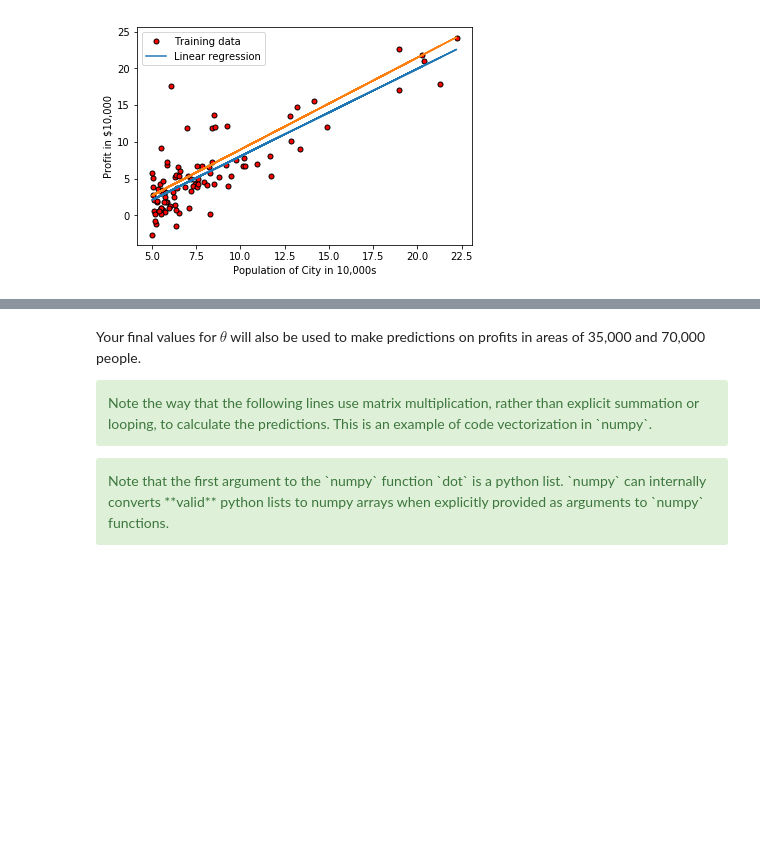
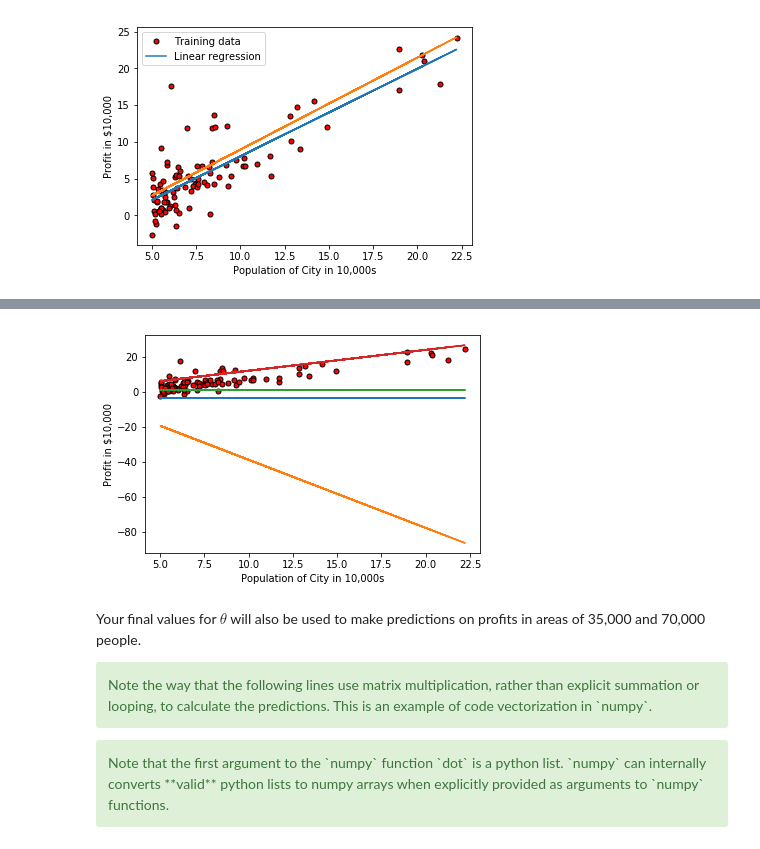
Before and after one commit to Dannynis/DL-ML-DSP, a Jupyter notebook: ml-coursera-python-assignments-master/Exercise1/exercise1.ipynb, the cells around one changed output, grey strips where cells are left out. Saved outputs shown, nothing was run; the diff lists cells and outputs as text; code cells hidden in the pictures; blank space fills up the shorter version.

```diff
--- a/ml-coursera-python-assignments-master/Exercise1/exercise1.ipynb
+++ b/ml-coursera-python-assignments-master/Exercise1/exercise1.ipynb
@@ -622,3 +631,9 @@ pyplot.plot(sto_J_history)
+# %%
+plotData(X[:, 1], y)
+for theta in theta_history[0]:
+    pyplot.plot(X[:, 1], np.dot(X, theta), '-')
+# %% [output]
+[figure, added]
 # %% [markdown]
 Your final values for $\theta$ will also be used to make predictions on profits in areas of 35,000 and 70,000 people.
 
```
Also changed, not shown: parts of 14 cells of this notebook.
